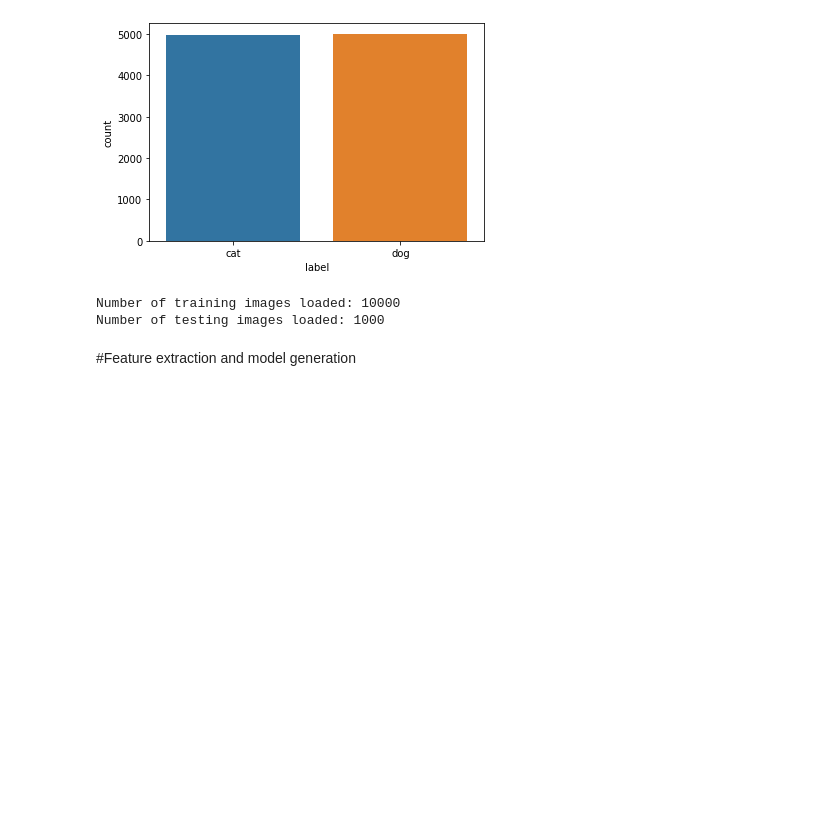
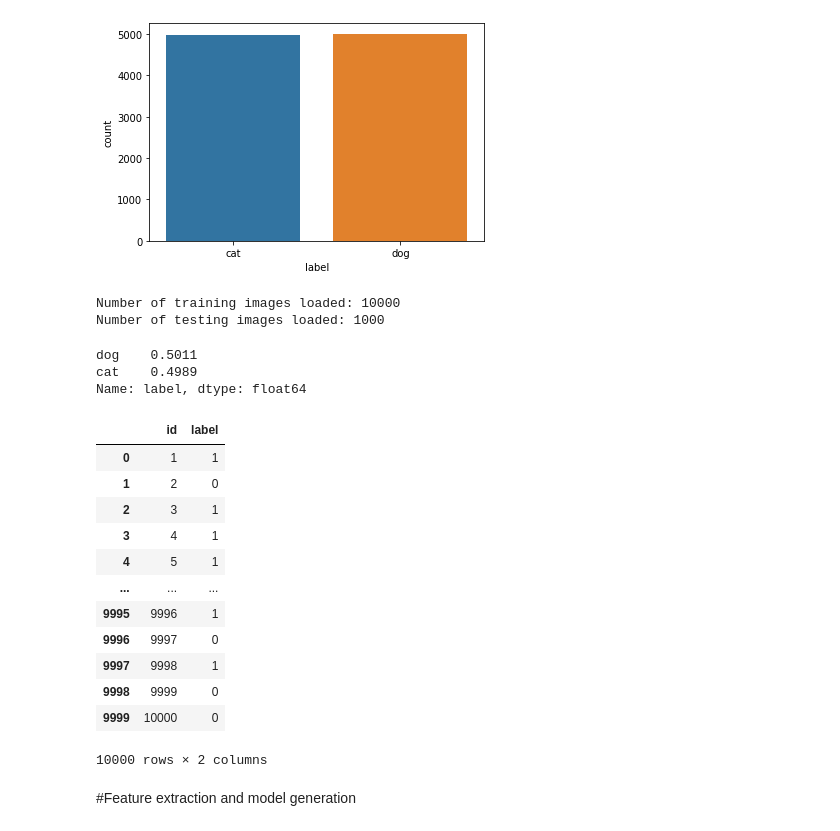
Before and after one commit to MartinNde/MartinN_1, a Jupyter notebook: Image_Challenge_.ipynb, the cells around one changed output. Drawn from its saved outputs; the diff is of its cells as text; code cells hidden in the pictures; blank space fills up the shorter version.

```diff
--- a/Image_Challenge_.ipynb
+++ b/Image_Challenge_.ipynb
@@ -115,6 +122,29 @@ print(f'Number of testing images loaded: {len(test_images)}')
 # %% [output]
 Number of training images loaded: 10000
 Number of testing images loaded: 1000
+# %%
+df_train['label'].value_counts(normalize =True)
+# %% [output]
+dog    0.5011
+cat    0.4989
+Name: label, dtype: float64
+# %%
+df_train["label"] = df_train["label"].map({'cat':1 ,'dog':0})
+df_train
+# %% [output]
+|  | id | label |
+| 0 | 1 | 1 |
+| 1 | 2 | 0 |
+| 2 | 3 | 1 |
+| 3 | 4 | 1 |
+| 4 | 5 | 1 |
+| ... | ... | ... |
+| 9995 | 9996 | 1 |
+| 9996 | 9997 | 0 |
+| 9997 | 9998 | 1 |
+| 9998 | 9999 | 0 |
+| 9999 | 10000 | 0 |
+10000 rows × 2 columns
 # %% [markdown]
 #Feature extraction and model generation
 # %%
```
Also changed, not shown: parts of 26 cells of this notebook.
